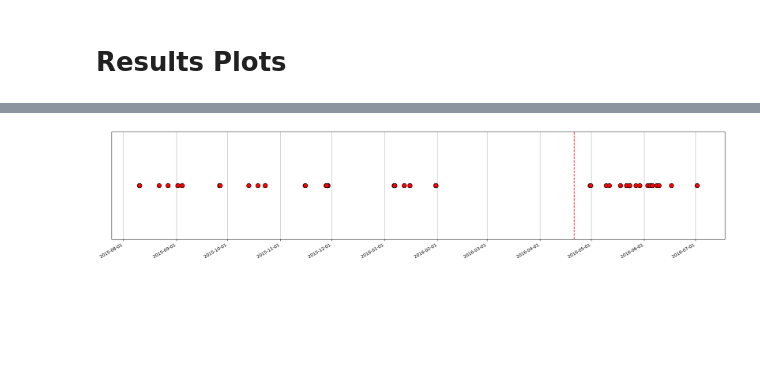
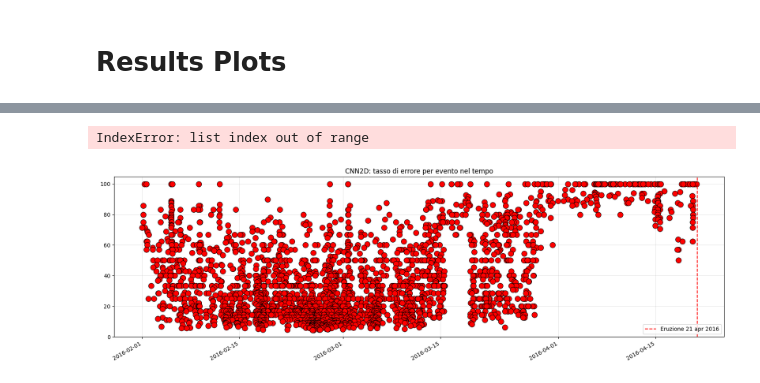
Before and after one commit to Mpinaz/Thesis, a Jupyter notebook: Model.ipynb, the cells around one changed output, grey strips where cells are left out. Drawn from its saved outputs; the diff is of its cells as text; code cells hidden in the pictures; blank space fills up the shorter version.

```diff
--- a/Model.ipynb
+++ b/Model.ipynb
@@ -608,22 +601,0 @@ plt.show()
-# %%
-mis_idx = np.where(yt != yp)[0]
-
-test_events = test_ds_W.events if Using == "CNN1D" else test_ds_S.events
-
-Eventi_Errati = []
-for i in mis_idx:
-    Eventi_Errati.append(test_events[i][1])
-
-tempi = catalog.loc[Eventi_Errati, "time"]
-
-fig, ax = plt.subplots(figsize=(25, 5))
-ax.plot(tempi, [0]*len(tempi), "o",color = "red", ms = 10, markeredgecolor="black", markeredgewidth=1)
-ax.yaxis.set_visible(False)
-ax.xaxis.set_major_formatter(mdates.DateFormatter("%Y-%m-%d"),)
-ax.axvline(pd.Timestamp("2016-04-21", tz="UTC") , color="red", linestyle="--")
-ax.grid("on")
-fig.autofmt_xdate()
-# fig.savefig(f"{Using}: temporal.png", dpi=150, bbox_inches="tight")
-plt.show()
-# %% [output]
-[figure, removed]
@@ -631,0 +602,54 @@ plt.show()
+# %%
+mis_idx = np.where(yt != yp)[0]
+test_events = test_ds_W.events if Using == "CNN1D" else test_ds_S.events
+eventi_test = [test_events[i][1] for i in range(len(test_events))]
+
+
+tot_per_evento = Counter(eventi_test)
+err_per_evento = Counter(test_events[i][1] for i in mis_idx)
+
+df_err = pd.DataFrame({
+    "evento": list(tot_per_evento.keys()),
+    "registrazioni_totali": [tot_per_evento[e] for e in tot_per_evento],
+    "registrazioni_errate": [err_per_evento.get(e, 0) for e in tot_per_evento]})
+
+df_err["Percentuale Errata"] = (df_err["registrazioni_errate"] / df_err["registrazioni_totali"] * 100).round(2)
+
+df_err = df_err[df_err["registrazioni_errate"] > 0].reset_index(drop=True)
+df_err = df_err.sort_values(["Percentuale Errata"], ascending = False).reset_index(drop=True)
+df_err
+# %% [output]
+IndexError: list index out of range
+# %%
+df_err["classe"] = df_err["evento"].apply(lambda e: 1 if e in POST_set else 0)
+df_err["time"]   = df_err["evento"].map(catalog["time"])
+
+# separo i due tipi di errore
+pre_err  = df_err[df_err["classe"] == 0]   # Falsi Positivi  (pre invece di post)
+post_err = df_err[df_err["classe"] == 1]   # Falsi Negativi  (post invece di pre)
+
+fig, ax = plt.subplots(figsize=(20, 6))
+
+# stem: l'altezza = percentuale di errore dell'evento
+
+ax.plot(pre_err["time"], pre_err["Percentuale Errata"], "o",
+        color="red", ms=10, markeredgecolor="black", markeredgewidth=0.7)
+
+ax.plot(post_err["time"], post_err["Percentuale Errata"], "o",
+        color="steelblue", ms=10, markeredgecolor="black", markeredgewidth=0.7)
+
+ax.axvline(pd.Timestamp("2016-04-21", tz="UTC"), color="red", linestyle="--",
+           linewidth=1.5, label="Eruzione 21 apr 2016")
+
+
+ax.set_ylim(0, None)
+ax.xaxis.set_major_formatter(mdates.DateFormatter("%Y-%m-%d"))
+ax.grid(alpha=0.3)
+ax.legend()
+ax.set_title(f"{Using}: tasso di errore per evento nel tempo")
+ax.set_title(f"{Using}: tasso di errore per evento nel tempo")
+fig.autofmt_xdate()
+# fig.savefig(f"{Using}_temporal_errors.png", dpi=150, bbox_inches="tight")
+plt.show()
+# %% [output]
+[figure, added]
```
Also changed, not shown: parts of 17 cells of this notebook.
